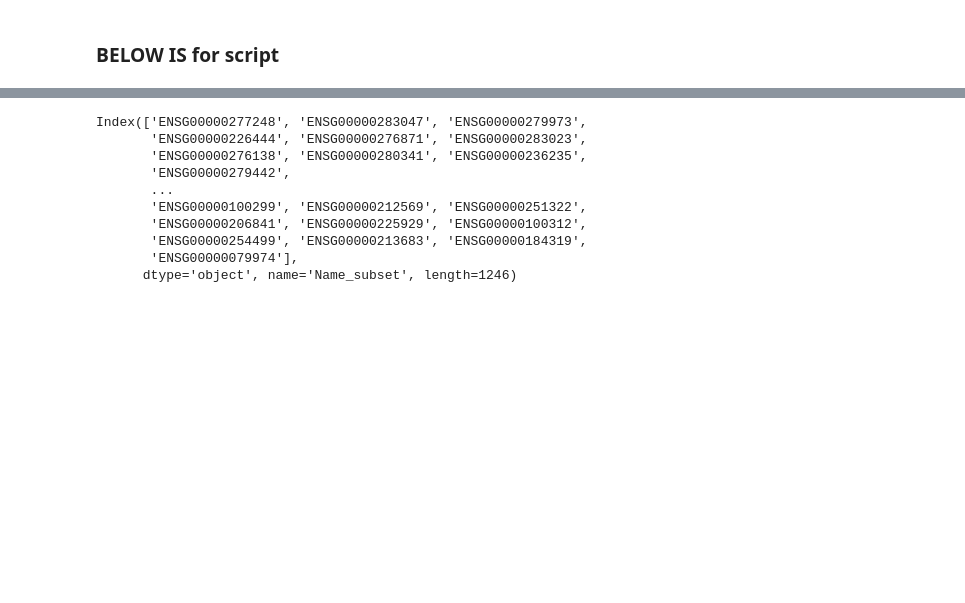
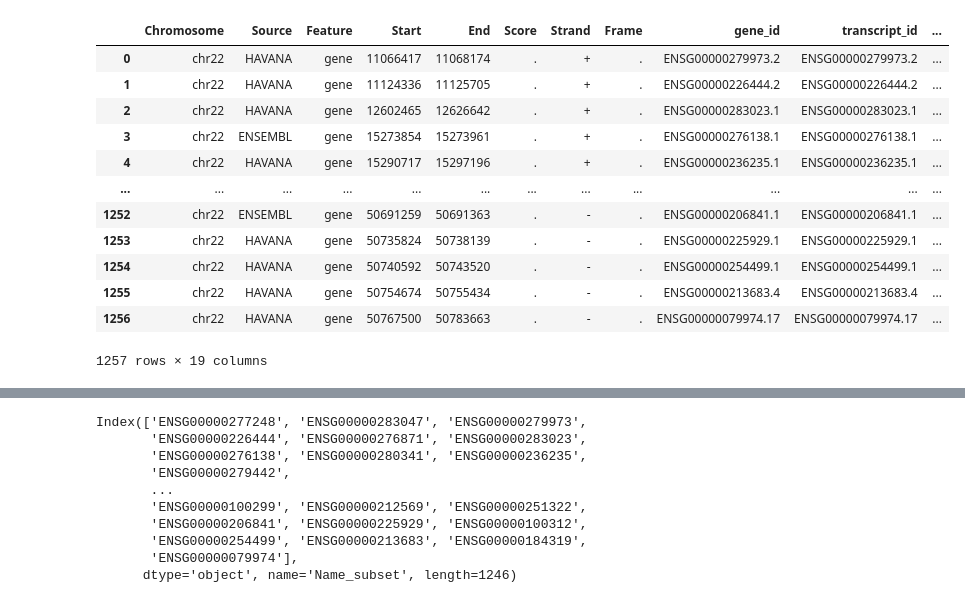
Before and after one commit to gage-lab/bulk_te_bench, a Jupyter notebook: analysis/GTEx_analysis.ipynb, the cells around one changed output, grey strips where cells are left out. Cells and saved outputs as stored; diff of their text form; code cells hidden in the pictures; blank space fills up the shorter version.

```diff
--- a/analysis/GTEx_analysis.ipynb
+++ b/analysis/GTEx_analysis.ipynb
@@ -177,2 +19,21 @@ metadata
-# %% [markdown]
-### BELOW IS for script
+# %%
+gtex = pr.read_gtf("../resources/references-v8-gencode.v26.GRCh38.genes.gtf")
+# %%
+# filter gtex to chr22 and feature=gene
+gtex = gtex[gtex.Chromosome == "chr22"]
+gtex = gtex[gtex.Feature == "gene"]
+gtex
+# %% [output]
+|  | Chromosome | Source | Feature | Start | End | Score | Strand | Frame | gene_id | transcript_id | ... |
+| 0 | chr22 | HAVANA | gene | 11066417 | 11068174 | . | + | . | ENSG00000279973.2 | ENSG00000279973.2 | ... |
+| 1 | chr22 | HAVANA | gene | 11124336 | 11125705 | . | + | . | ENSG00000226444.2 | ENSG00000226444.2 | ... |
+| 2 | chr22 | HAVANA | gene | 12602465 | 12626642 | . | + | . | ENSG00000283023.1 | ENSG00000283023.1 | ... |
+| 3 | chr22 | ENSEMBL | gene | 15273854 | 15273961 | . | + | . | ENSG00000276138.1 | ENSG00000276138.1 | ... |
+| 4 | chr22 | HAVANA | gene | 15290717 | 15297196 | . | + | . | ENSG00000236235.1 | ENSG00000236235.1 | ... |
+| ... | ... | ... | ... | ... | ... | ... | ... | ... | ... | ... | ... |
+| 1252 | chr22 | ENSEMBL | gene | 50691259 | 50691363 | . | - | . | ENSG00000206841.1 | ENSG00000206841.1 | ... |
+| 1253 | chr22 | HAVANA | gene | 50735824 | 50738139 | . | - | . | ENSG00000225929.1 | ENSG00000225929.1 | ... |
+| 1254 | chr22 | HAVANA | gene | 50740592 | 50743520 | . | - | . | ENSG00000254499.1 | ENSG00000254499.1 | ... |
+| 1255 | chr22 | HAVANA | gene | 50754674 | 50755434 | . | - | . | ENSG00000213683.4 | ENSG00000213683.4 | ... |
+| 1256 | chr22 | HAVANA | gene | 50767500 | 50783663 | . | - | . | ENSG00000079974.17 | ENSG00000079974.17 | ... |
+1257 rows × 19 columns
```
Also changed, not shown: parts of 50 cells of this notebook, 1 other file.
